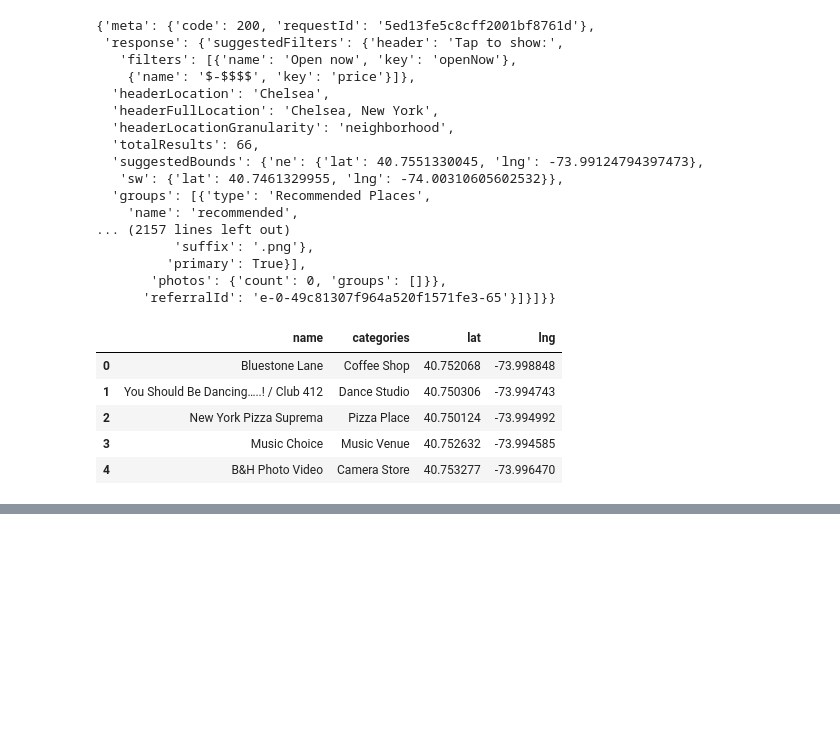
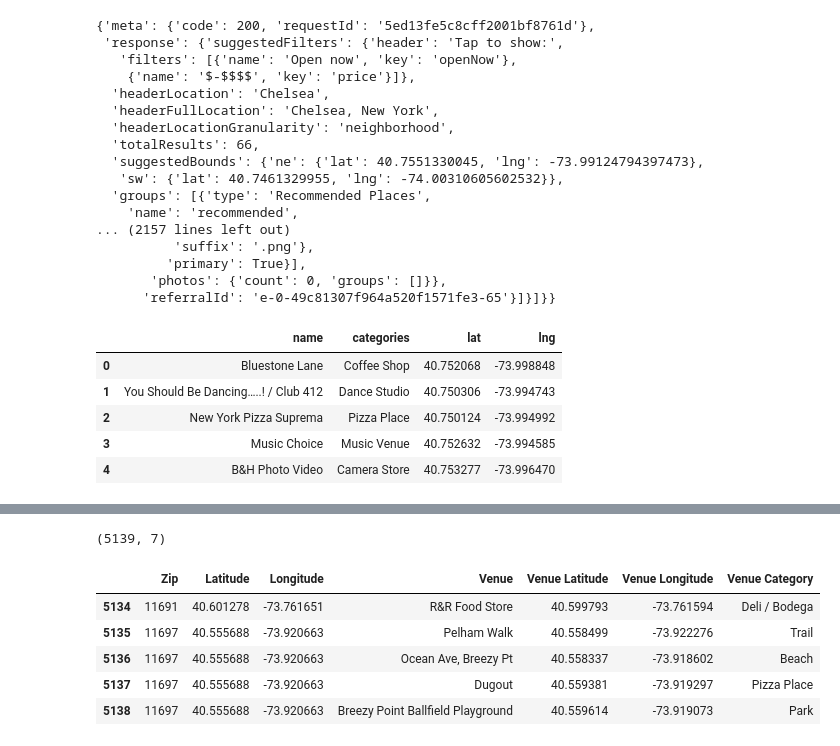
Before and after one commit to allaccountstaken/predicting_urban_home_values, a Jupyter notebook: Predicting Home Values Using Venues.ipynb, the cells around one changed output, grey strips where cells are left out. Saved outputs shown, nothing was run; the diff lists cells and outputs as text; code cells hidden in the pictures; blank space fills up the shorter version.

Commit message:
first pull of venues with limit=500 and radius=500

```diff
--- a/Predicting Home Values Using Venues.ipynb
+++ b/Predicting Home Values Using Venues.ipynb
@@ -434,0 +475,6 @@ nearby_venues.shape
+# %%
+
+nyc_venues = getNearbyVenues(zipcodes=df_nyc_prices_rents['Zipcode'],
+                                   latitudes=df_nyc_prices_rents['LAT'],
+                                   longitudes=df_nyc_prices_rents['LNG']
+                                  )
@@ -435,3 +499,14 @@ nearby_venues.shape
+# %%
+print(nyc_venues.shape)
+nyc_venues.tail()
+# %% [output]
+(5139, 7)
+|  | Zip | Latitude | Longitude | Venue | Venue Latitude | Venue Longitude | Venue Category |
+| 5134 | 11691 | 40.601278 | -73.761651 | R&R Food Store | 40.599793 | -73.761594 | Deli / Bodega |
+| 5135 | 11697 | 40.555688 | -73.920663 | Pelham Walk | 40.558499 | -73.922276 | Trail |
+| 5136 | 11697 | 40.555688 | -73.920663 | Ocean Ave, Breezy Pt | 40.558337 | -73.918602 | Beach |
+| 5137 | 11697 | 40.555688 | -73.920663 | Dugout | 40.559381 | -73.919297 | Pizza Place |
+| 5138 | 11697 | 40.555688 | -73.920663 | Breezy Point Ballfield Playground | 40.559614 | -73.919073 | Park |
 # %%
 # TODO: focus on tahe most popular venues by zip code; and need at least 20 of same type
 # %%
```
Also changed, not shown: parts of 5 cells of this notebook.
